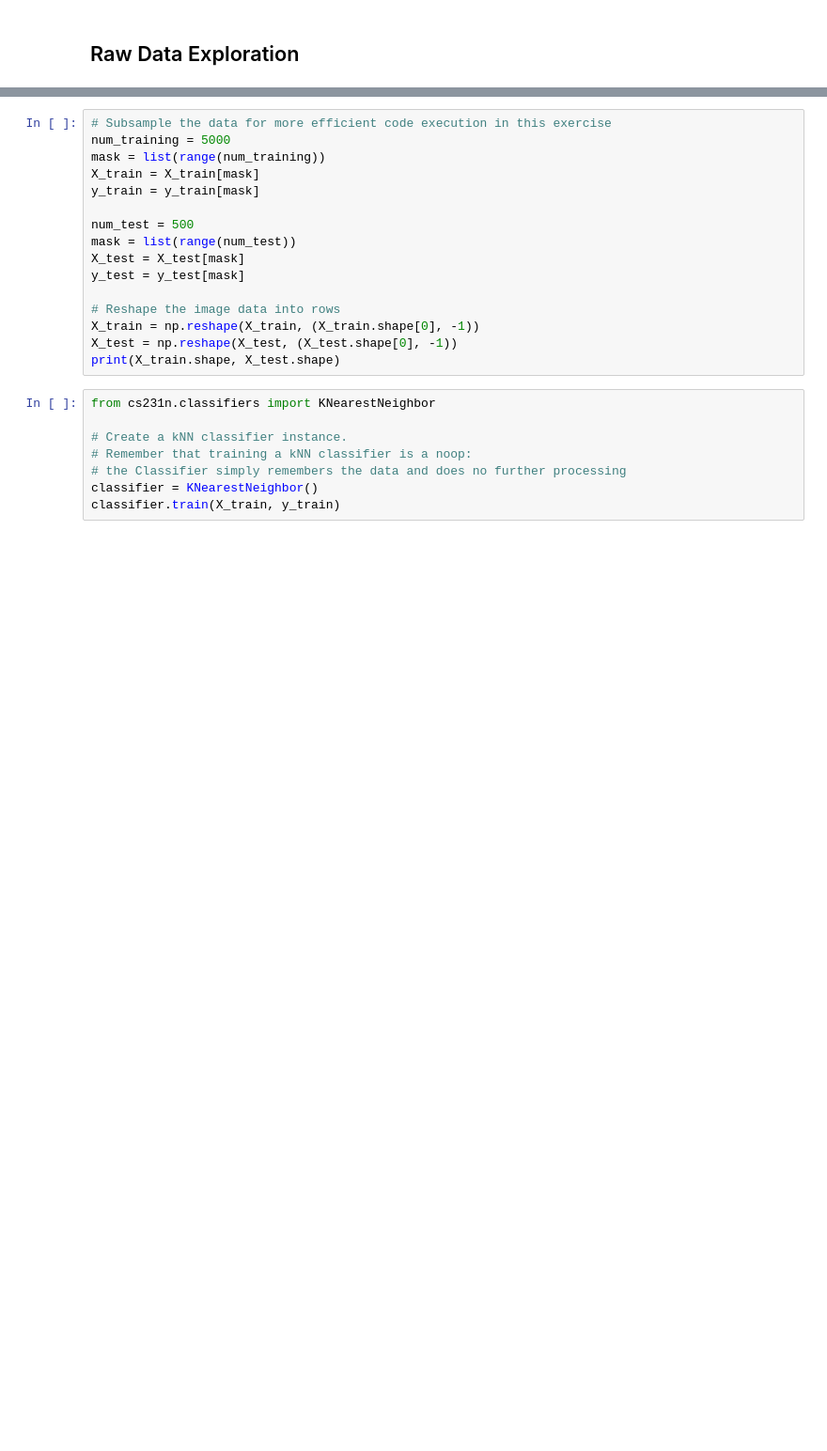
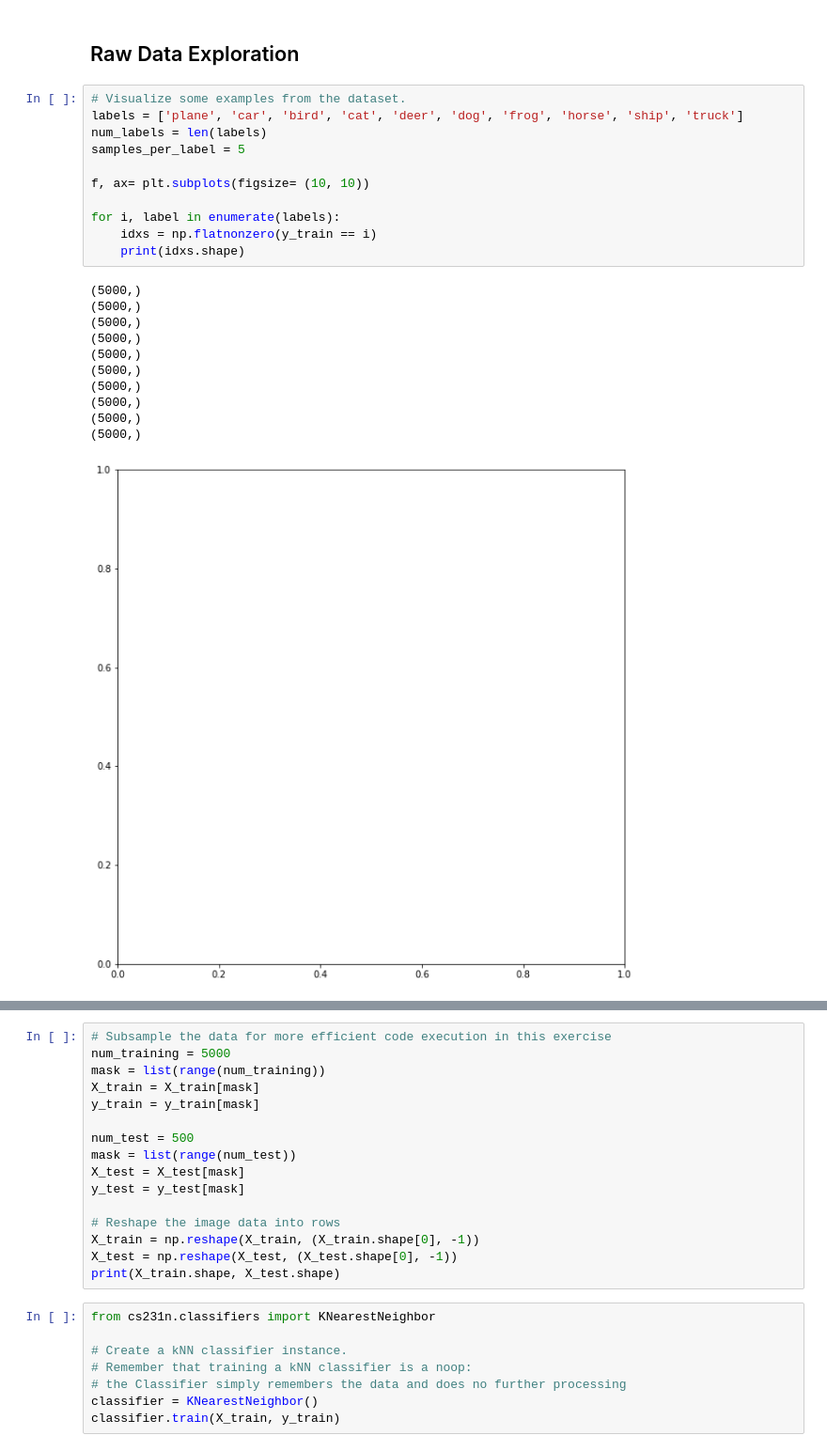
Before and after one commit to KishenSharma6/Stanford_CS231N, a Jupyter notebook: Assignment1/CompletedAssignments/knn-submission.ipynb, the cells around one changed output, grey strips where cells are left out. Shown at 94% size. Drawn from its saved outputs; the diff is of its cells as text; blank space fills up the shorter version.

```diff
--- a/Assignment1/CompletedAssignments/knn-submission.ipynb
+++ b/Assignment1/CompletedAssignments/knn-submission.ipynb
@@ -30,5 +37,28 @@ print("Shape of test labels: ", y_test.shape)
 # %% [markdown]
 ## Raw Data Exploration
+# %%
+# Visualize some examples from the dataset.
+labels = ['plane', 'car', 'bird', 'cat', 'deer', 'dog', 'frog', 'horse', 'ship', 'truck']
+num_labels = len(labels)
+samples_per_label = 5
+
+f, ax= plt.subplots(figsize= (10, 10))
+
+for i, label in enumerate(labels):
+    idxs = np.flatnonzero(y_train == i)
+    print(idxs.shape)
+# %% [output]
+(5000,)
+(5000,)
+(5000,)
+(5000,)
+(5000,)
+(5000,)
+(5000,)
+(5000,)
+(5000,)
+(5000,)
+[figure, added]
 # %%
 # Visualize some examples from the dataset.
 classes = ['plane', 'car', 'bird', 'cat', 'deer', 'dog', 'frog', 'horse', 'ship', 'truck']
```
Also changed, not shown: parts of 9 cells of this notebook.
